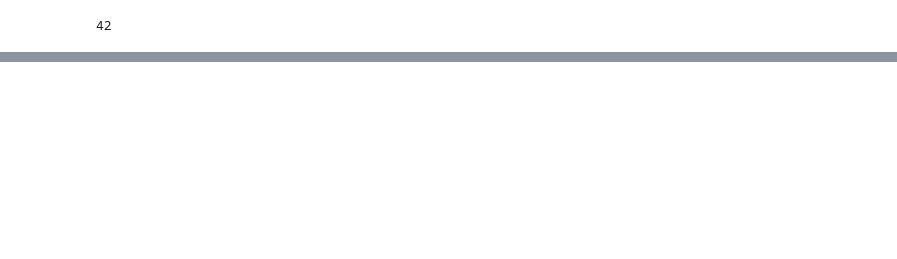
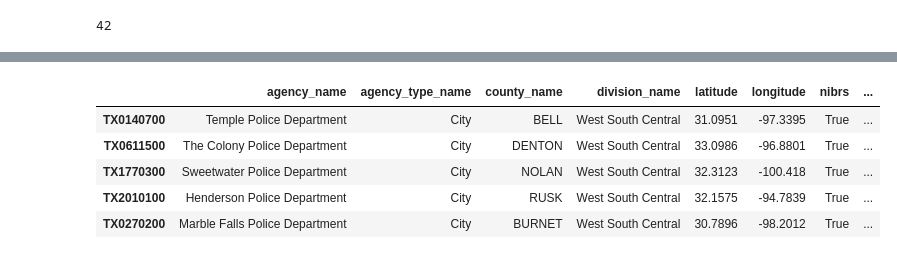
Before and after one commit to olegmrnv/crime_correlations, a Jupyter notebook: notebooks/agencies.ipynb, the cells around one changed output, grey strips where cells are left out. Drawn from its saved outputs; the diff is of its cells as text; code cells hidden in the pictures; blank space fills up the shorter version.

```diff
--- a/notebooks/agencies.ipynb
+++ b/notebooks/agencies.ipynb
@@ -159,0 +276,4 @@ len(ori)
+# %%
+valid_agencies = pd.read_csv("all_agencies_from_data.csv")
+valid_agencies = list(valid_agencies["0"])
+valid_agencies
@@ -159,0 +298,5 @@ len(ori)
+# %%
+new_df = pd.DataFrame()
+for item in valid_agencies:
+    new_df[item] = df.loc[item]
+new_df
@@ -159,0 +319,9 @@ len(ori)
+# %%
+new_df = new_df.transpose()
+# %% [output]
+|  | agency_name | agency_type_name | county_name | division_name | latitude | longitude | nibrs | ... |
+| TX0140700 | Temple Police Department | City | BELL | West South Central | 31.0951 | -97.3395 | True | ... |
+| TX0611500 | The Colony Police Department | City | DENTON | West South Central | 33.0986 | -96.8801 | True | ... |
+| TX1770300 | Sweetwater Police Department | City | NOLAN | West South Central | 32.3123 | -100.418 | True | ... |
+| TX2010100 | Henderson Police Department | City | RUSK | West South Central | 32.1575 | -94.7839 | True | ... |
+| TX0270200 | Marble Falls Police Department | City | BURNET | West South Central | 30.7896 | -98.2012 | True | ... |
```
Also changed, not shown: parts of 11 cells of this notebook, 5 other files.
